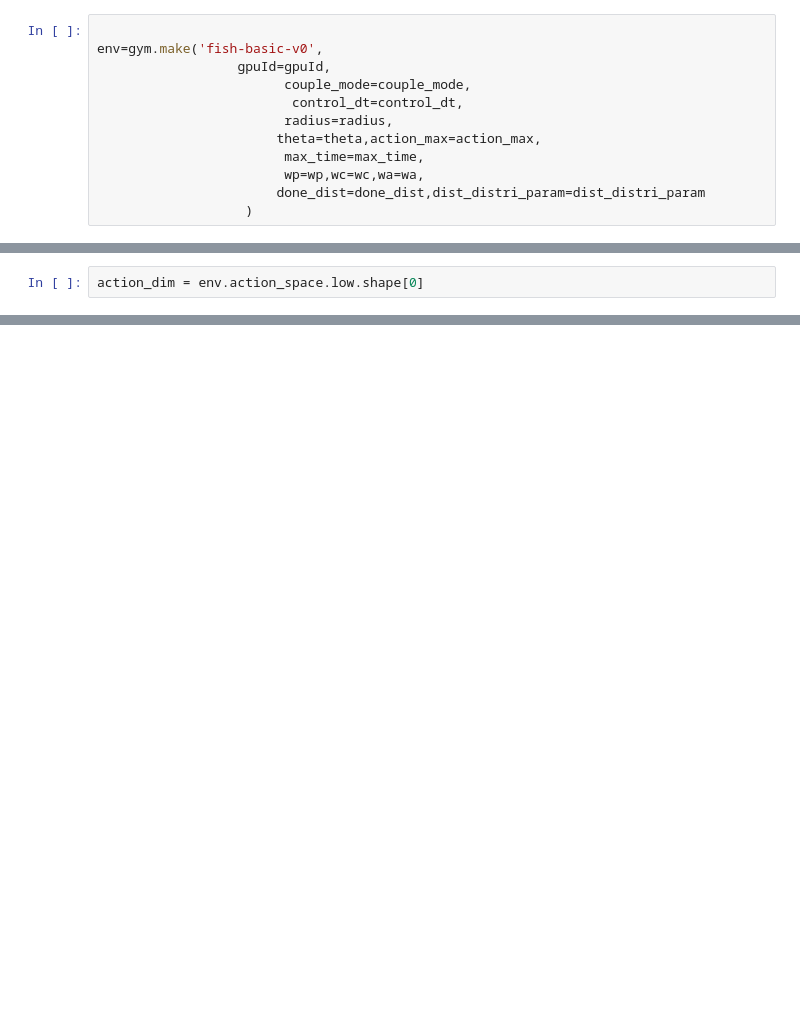
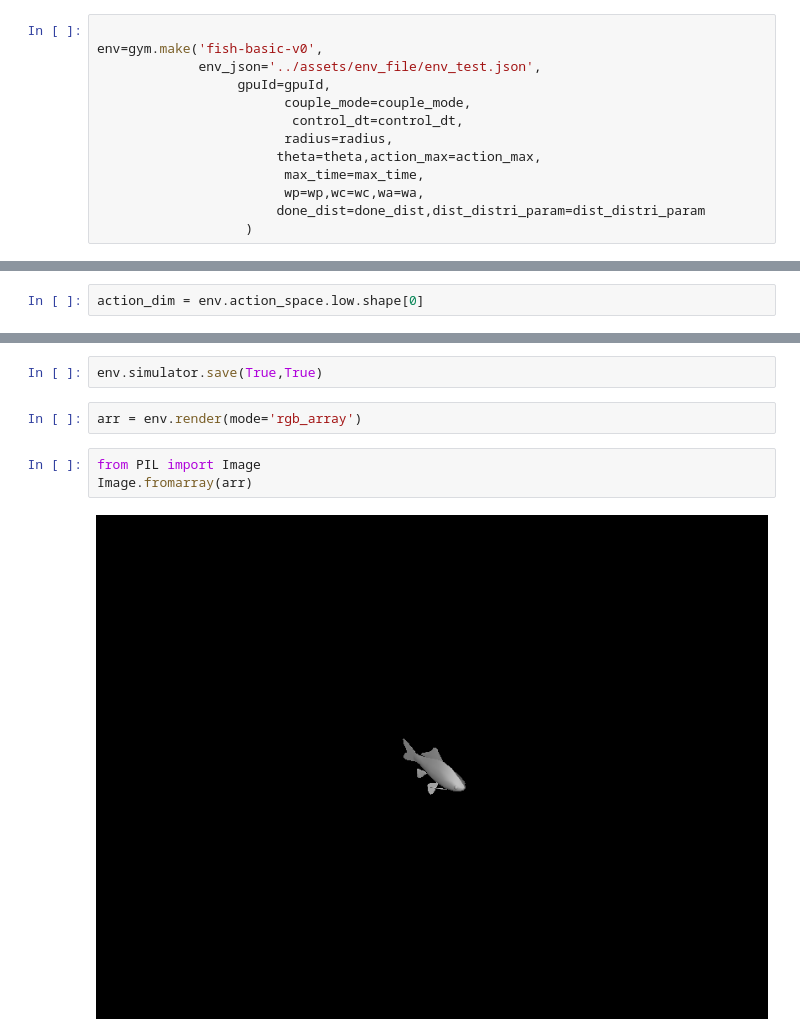
Before and after one commit to dongfangliu/pytorch_fish, a Jupyter notebook: scripts/testPID.ipynb, the cells around one changed output, grey strips where cells are left out. Saved outputs shown, nothing was run; the diff lists cells and outputs as text; blank space fills up the shorter version.

```diff
--- a/scripts/testPID.ipynb
+++ b/scripts/testPID.ipynb
@@ -33,6 +33,7 @@ couple_mode =  fl.COUPLE_MODE.TWO_WAY
 # %%
 
 env=gym.make('fish-basic-v0',
+             env_json='../assets/env_file/env_test.json',
                   gpuId=gpuId,
                         couple_mode=couple_mode,
                          control_dt=control_dt,
@@ -216,0 +232,9 @@ for i in range(1):
+# %%
+env.simulator.save(True,True)
+# %%
+arr = env.render(mode='rgb_array')
+# %%
+from PIL import Image
+Image.fromarray(arr)
+# %% [output]
+[figure, added]
```
Also changed, not shown: parts of 5 cells of this notebook, 8 other files.
